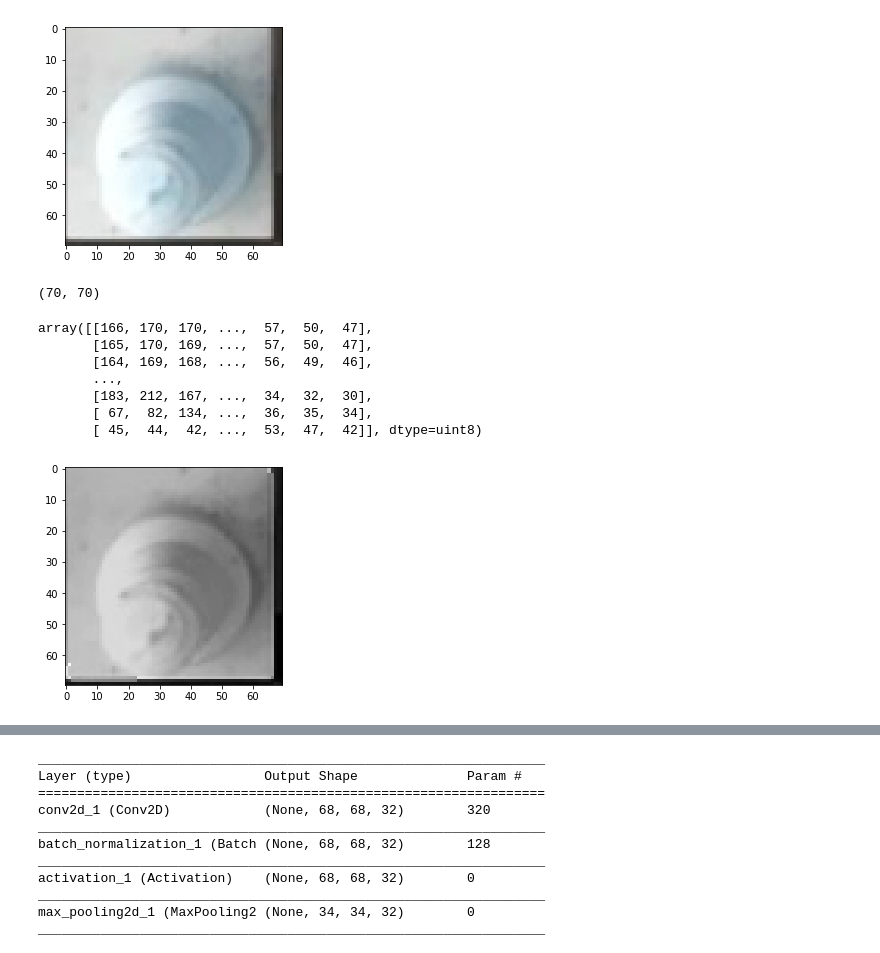
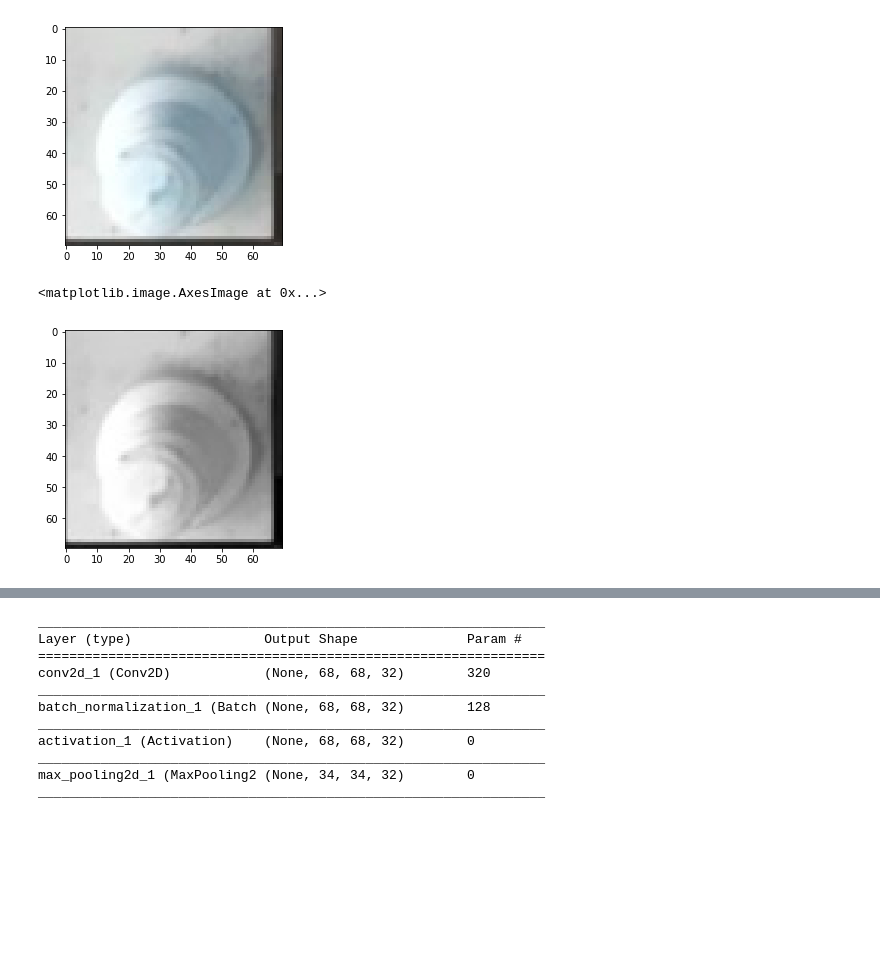
Before and after one commit to ace-racer/Extending-Board-Games-using-deep-learning, a Jupyter notebook: chess_piece_detection/6_class_classifier/ColorDetectionCNN-Modeling-Grayscale.ipynb, the cells around one changed output, grey strips where cells are left out. Drawn from its saved outputs; the diff is of its cells as text; code cells hidden in the pictures; blank space fills up the shorter version.

```diff
--- a/chess_piece_detection/6_class_classifier/ColorDetectionCNN-Modeling-Grayscale.ipynb
+++ b/chess_piece_detection/6_class_classifier/ColorDetectionCNN-Modeling-Grayscale.ipynb
@@ -26,6 +30,11 @@ def auto_canny(image, sigma=0.33):
 IMAGE_SIZE = (70, 70)
 
 def process_image(image_location):
+    """
+        Given the image location, process the image
+    """
+    # print(image_location)
+
     image = cv2.imread(image_location)
 
     if image.shape[0] != IMAGE_SIZE[0] or image.shape[1] != IMAGE_SIZE[1]:
@@ -35,19 +44,8 @@ def process_image(image_location):
         resized_image = image
 
     gray = cv2.cvtColor(resized_image, cv2.COLOR_BGR2GRAY)
-    #denoised = cv2.fastNlMeansDenoising(gray,None)
 
-    #print(denoised.shape)
-
-    #hist_equalized = cv2.equalizeHist(denoised)
-    edges = auto_canny(gray)
-    print(edges.shape)
-
-
-    # assert(denoised != edges)
-    weighted_sum = cv2.addWeighted(gray, 0.8, edges, 0.2, 0)
-
-    return weighted_sum
+    return gray
 # %%
 plt.imshow(cv2.imread("C:\\Users\\issuser\\Desktop\\ExtendingBoardGamesOnline\\data\\myboard_images\\w\\f_4.jpg"), cmap='gray')
 # %% [output]
@@ -55,16 +53,7 @@ plt.imshow(cv2.imread("C:\\Users\\issuser\\Desktop\\ExtendingBoardGamesOnline\\d
 [figure]
 # %%
 d = process_image("C:\\Users\\issuser\\Desktop\\ExtendingBoardGamesOnline\\data\\myboard_images\\w\\f_4.jpg")
-plt.imshow(d, cmap='gray')
-d.shape
-d
+plt.imshow(np.squeeze(d), cmap='gray')
 # %% [output]
-(70, 70)
+<matplotlib.image.AxesImage at 0x...>
-array([[166, 170, 170, ...,  57,  50,  47],
-       [165, 170, 169, ...,  57,  50,  47],
-       [164, 169, 168, ...,  56,  49,  46],
-       ...,
-       [183, 212, 167, ...,  34,  32,  30],
-       [ 67,  82, 134, ...,  36,  35,  34],
-       [ 45,  44,  42, ...,  53,  47,  42]], dtype=uint8)
-[figure, old version]
+[figure, new version]
```
Also changed, not shown: parts of 6 cells of this notebook, 1 other file.
